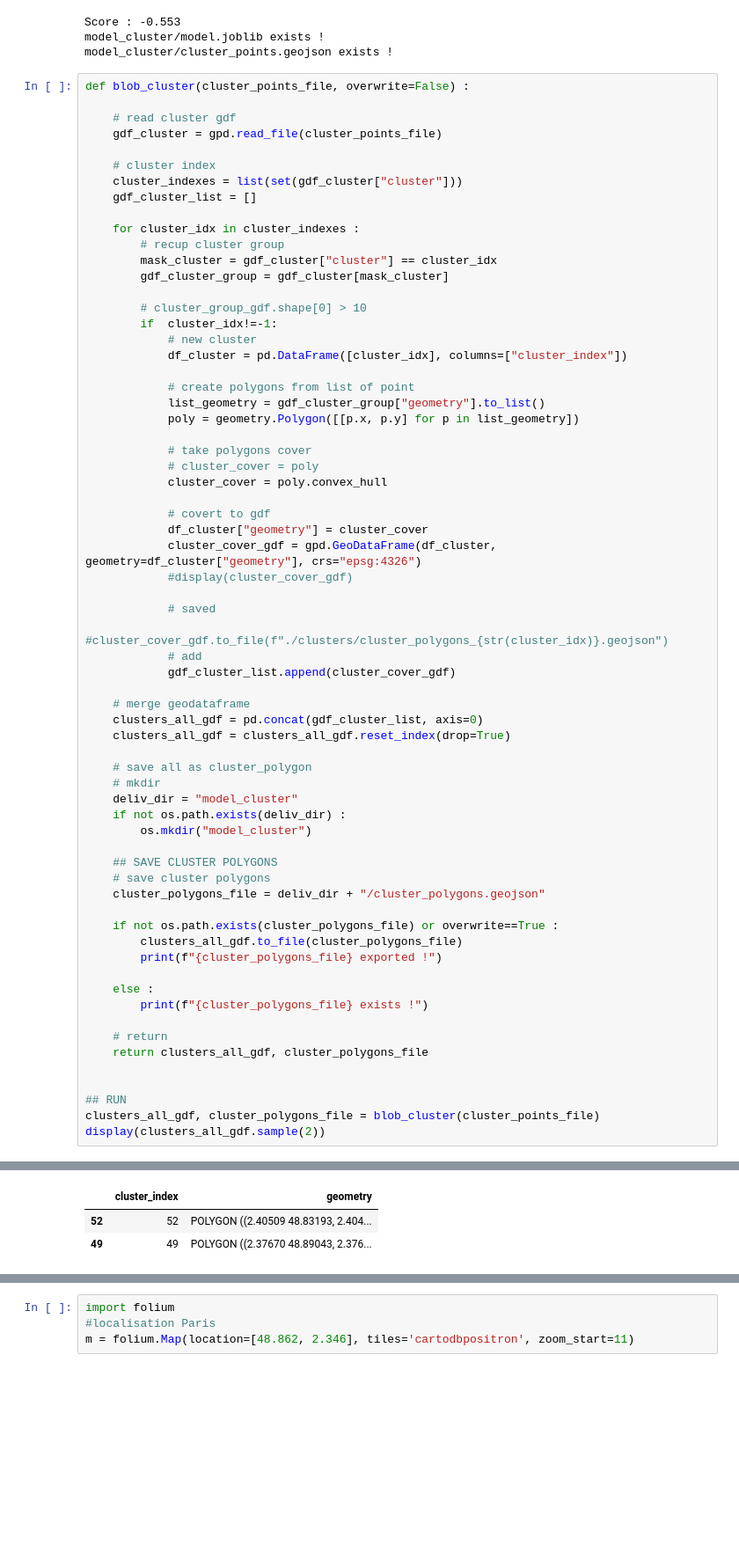
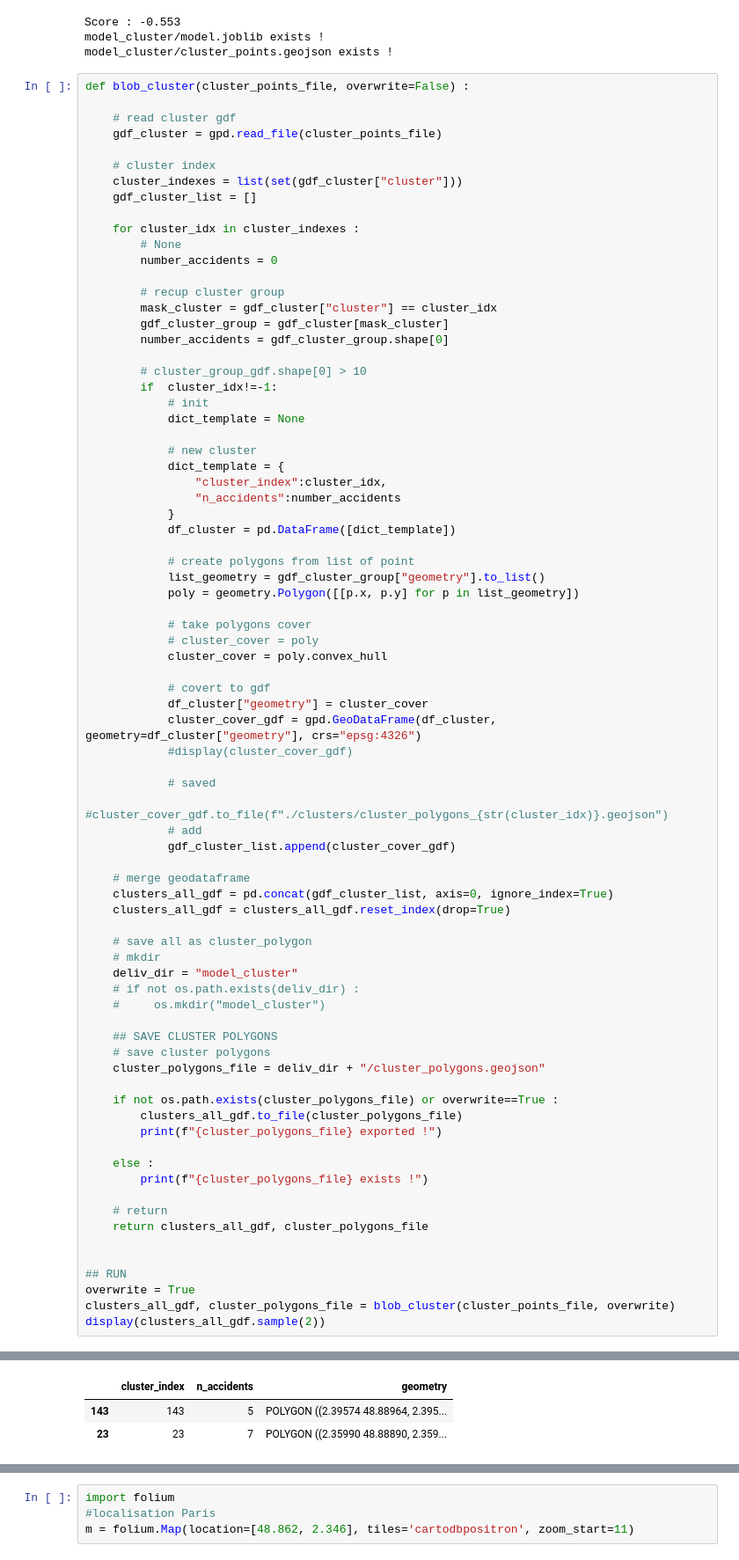
Before and after one commit to MKrouma/2R, a Jupyter notebook: prod/model/model_dev.ipynb, the cells around one changed output, grey strips where cells are left out. Shown at 88% size. Cells and saved outputs as stored; diff of their text form; blank space fills up the shorter version.

Commit message:
add numbers of accidents for each cluster in cluster_polygons.geojson

```diff
--- a/prod/model/model_dev.ipynb
+++ b/prod/model/model_dev.ipynb
@@ -359,14 +359,25 @@ def blob_cluster(cluster_points_file, overwrite=False) :
     gdf_cluster_list = []
 
     for cluster_idx in cluster_indexes :
+        # None
+        number_accidents = 0
+
         # recup cluster group
         mask_cluster = gdf_cluster["cluster"] == cluster_idx
         gdf_cluster_group = gdf_cluster[mask_cluster]
+        number_accidents = gdf_cluster_group.shape[0]
 
         # cluster_group_gdf.shape[0] > 10
         if  cluster_idx!=-1:
+            # init
+            dict_template = None
+
             # new cluster
-            df_cluster = pd.DataFrame([cluster_idx], columns=["cluster_index"])
+            dict_template = {
+                "cluster_index":cluster_idx,
+                "n_accidents":number_accidents
+            }
+            df_cluster = pd.DataFrame([dict_template])
 
             # create polygons from list of point
             list_geometry = gdf_cluster_group["geometry"].to_list()
@@ -387,14 +398,14 @@ def blob_cluster(cluster_points_file, overwrite=False) :
             gdf_cluster_list.append(cluster_cover_gdf)
 
     # merge geodataframe
-    clusters_all_gdf = pd.concat(gdf_cluster_list, axis=0)
+    clusters_all_gdf = pd.concat(gdf_cluster_list, axis=0, ignore_index=True)
     clusters_all_gdf = clusters_all_gdf.reset_index(drop=True)
 
     # save all as cluster_polygon
     # mkdir
     deliv_dir = "model_cluster"
-    if not os.path.exists(deliv_dir) :
-        os.mkdir("model_cluster")
+    # if not os.path.exists(deliv_dir) :
+    #     os.mkdir("model_cluster")
 
     ## SAVE CLUSTER POLYGONS
     # save cluster polygons
@@ -412,6 +423,7 @@ def blob_cluster(cluster_points_file, overwrite=False) :
 
 
 ## RUN
-clusters_all_gdf, cluster_polygons_file = blob_cluster(cluster_points_file)
+overwrite = True
+clusters_all_gdf, cluster_polygons_file = blob_cluster(cluster_points_file, overwrite)
 display(clusters_all_gdf.sample(2))
 # %% [output]
@@ -419,3 +431,3 @@ model_cluster/cluster_polygons.geojson exists !
-|  | cluster_index | geometry |
-| 52 | 52 | POLYGON ((2.40509 48.83193, 2.404... |
-| 49 | 49 | POLYGON ((2.37670 48.89043, 2.376... |
+|  | cluster_index | n_accidents | geometry |
+| 143 | 143 | 5 | POLYGON ((2.39574 48.88964, 2.395... |
+| 23 | 23 | 7 | POLYGON ((2.35990 48.88890, 2.359... |
```
Also changed, not shown: parts of 4 cells of this notebook, 3 other files.
